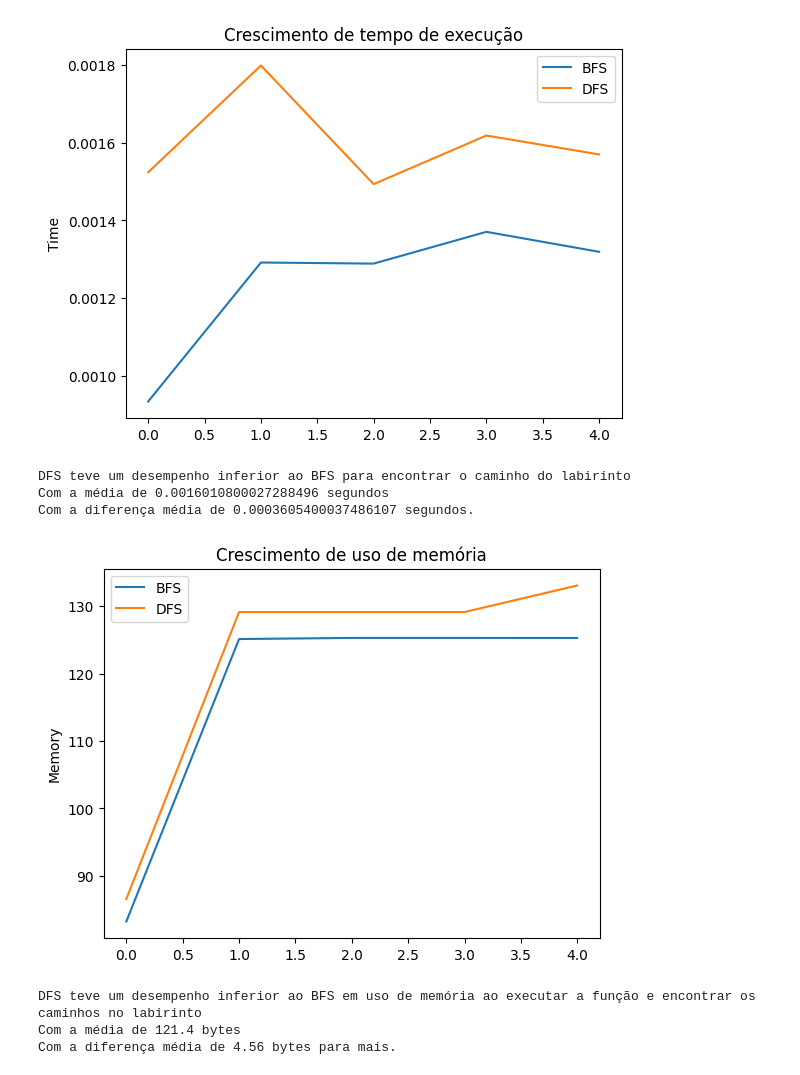
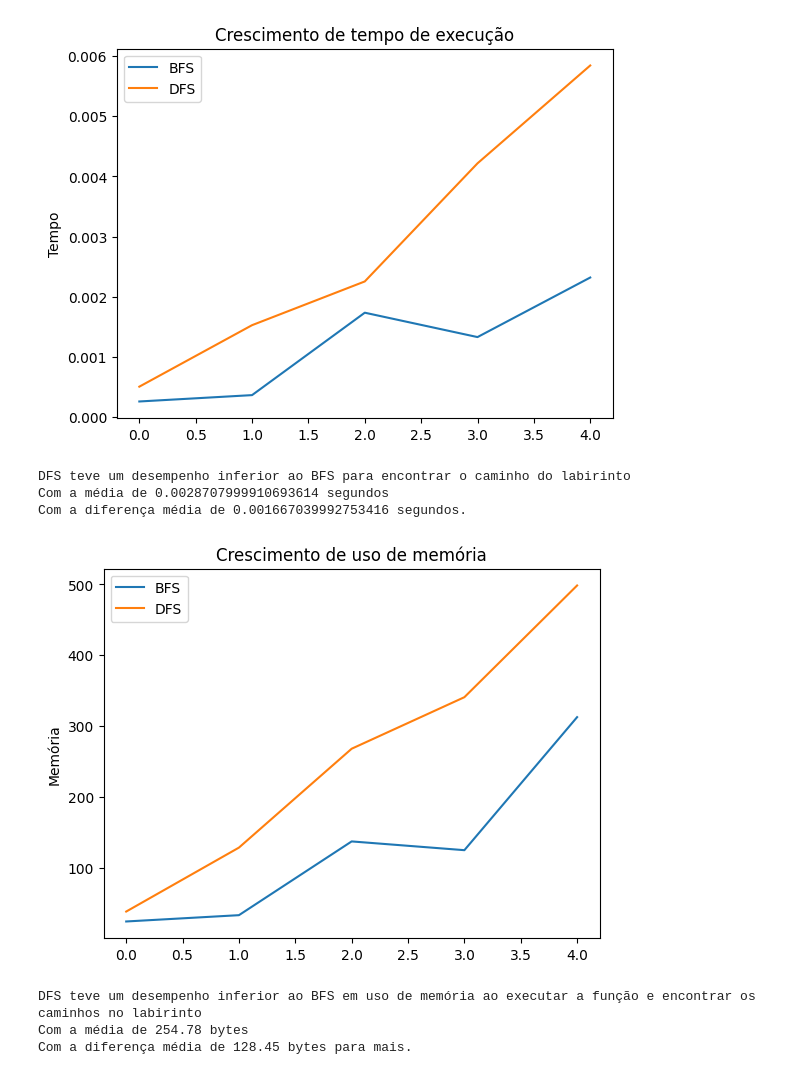
Before and after one commit to kale-source/ai-analyzing-about-bfs-and-dfs, a Jupyter notebook: Homework - Answer/homework.ipynb, the cells around one changed output. Drawn from its saved outputs; the diff is of its cells as text; code cells hidden in the pictures.

Commit message:
update generate maze

```diff
--- a/Homework - Answer/homework.ipynb
+++ b/Homework - Answer/homework.ipynb
@@ -196,29 +293,0 @@ def get_dfs_memory(maze):
-# %%
-# Aqui a lógica para gerar os gráficos de comparação de desempenho e memória
-# Cada laço do bigO é uma execução da função BFS e DFS com um labirinto aleatório gerado com mais linhas para testar o desempenho com mais dados
-# Depois os tempos e memórias são adicionados nas listas para fazer os gráficos
-# Também é calculado a média de tempo e memória para cada função para gerar informações adicionais além dos gráficos
-
-bfs_times = list()
-dfs_times = list()
-
-bfs_memory = list()
-dfs_memory = list()
-
-for bigO in range(5):
-    for j in range(50):
-        index = randint(1, len(maze)-2)
-        new_list = maze[index]
-        maze.insert(-2, new_list) # adiciona uma linha aleatória
-
-    bfs_times.append(get_bfs_time(maze))
-    dfs_times.append(get_dfs_time(maze))
-
-    bfs_memory.append(get_bfs_memory(maze))
-    dfs_memory.append(get_dfs_memory(maze))
-
-avg_bfs_time = sum(bfs_times) / len(bfs_times)
-avg_dfs_time = sum(dfs_times) / len(dfs_times)
-
-avg_bfs_memory = sum(bfs_memory) / len(bfs_memory)
-avg_dfs_memory = sum(dfs_memory) / len(dfs_memory)
@@ -236,28 +294,26 @@ KB usados no DFS: 133.0673828125 com o labirinto de tamanho 265
 # %%
 # Gráficos para comparar tempo de execução BFS vs DFS
 plt.plot(bfs_times)
 plt.plot(dfs_times)
-
-plt.ylabel("Time")
+plt.ylabel("Tempo")
 plt.title("Crescimento de tempo de execução")
 plt.legend(["BFS", "DFS"])
 plt.show()
 
 if max(bfs_times) > max(dfs_times):
     print(f'BFS teve um desempenho inferior ao DFS para encontrar o caminho do labirinto\nCom a média de {avg_bfs_time} segundos\nCom a diferença média de {avg_bfs_time-avg_dfs_time} segundos.')
 elif max(dfs_times) > max(bfs_times):
     print(f'DFS teve um desempenho inferior ao BFS para encontrar o caminho do labirinto\nCom a média de {avg_dfs_time} segundos\nCom a diferença média de {avg_dfs_time-avg_bfs_time} segundos.')
 # %% [output]
-[figure, old version]
+[figure, new version]
 DFS teve um desempenho inferior ao BFS para encontrar o caminho do labirinto
-Com a média de 0.0016010800027288496 segundos
-Com a diferença média de 0.0003605400037486107 segundos.
+Com a média de 0.0028707999910693614 segundos
+Com a diferença média de 0.001667039992753416 segundos.
 # %%
 # Gráfico para comparar memória usada em BFS e DFS no grid
 plt.plot(bfs_memory)
 plt.plot(dfs_memory)
-
-plt.ylabel("Memory")
+plt.ylabel("Memória")
 plt.title("Crescimento de uso de memória")
 plt.legend(["BFS", "DFS"])
 plt.show()
@@ -267,7 +323,7 @@ if avg_bfs_memory > avg_dfs_memory:
 elif avg_dfs_memory > avg_bfs_memory:
     print(f'DFS teve um desempenho inferior ao BFS em uso de memória ao executar a função e encontrar os caminhos no labirinto\nCom a média de {round(avg_dfs_memory, 2)} bytes\nCom a diferença média de {round(avg_dfs_memory-avg_bfs_memory, 2)} bytes para mais.')
 # %% [output]
-[figure, old version]
+[figure, new version]
 DFS teve um desempenho inferior ao BFS em uso de memória ao executar a função e encontrar os caminhos no labirinto
-Com a média de 121.4 bytes
-Com a diferença média de 4.56 bytes para mais.
+Com a média de 254.78 bytes
+Com a diferença média de 128.45 bytes para mais.
```
Also changed, not shown: parts of 11 cells of this notebook.
